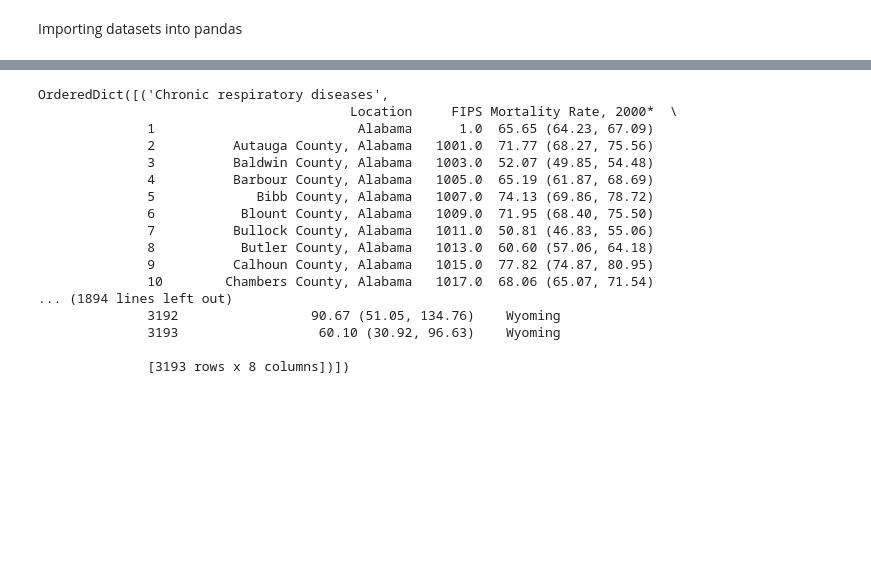
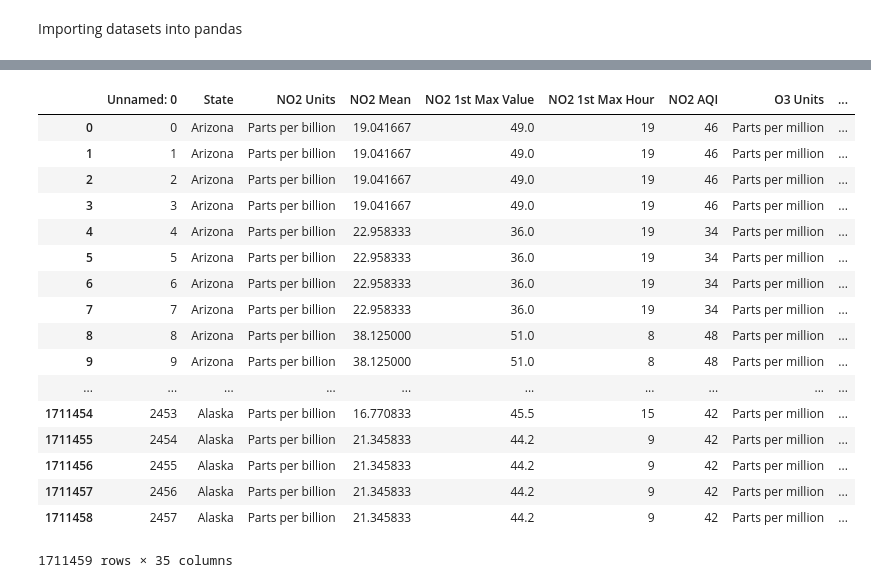
Before and after one commit to sangchoi93/US_Pollution, a Jupyter notebook: US_Pollution_Analysis.ipynb, the cells around one changed output, grey strips where cells are left out. Drawn from its saved outputs; the diff is of its cells as text; code cells hidden in the pictures; blank space fills up the shorter version.

```diff
--- a/US_Pollution_Analysis.ipynb
+++ b/US_Pollution_Analysis.ipynb
@@ -30,9 +30,19 @@ for x in list_sheet_names:
     df_resp_disease[x].drop(['Mortality Rate, 1980*', 'Mortality Rate, 1985*', 'Mortality Rate, 1990*', 'Mortality Rate, 1995*'],
                            inplace=True, errors='ignore', axis=1)
     df_resp_disease[x].dropna(inplace=True)
-    #Extracting state out of Location
-    df_resp_disease[x]['state'] = df_resp_disease[x]['Location']\
-    .apply(lambda x: x.split(',')[1].strip() if len(x.split(',')) > 1 else x.strip())
+    #dropping county data, state mortality rate is average of all counties
+    df_resp_disease[x].drop(df_resp_disease[x][df_resp_disease[x].FIPS>57].index, inplace=True)
+#     #Extracting state out of Location
+#     df_resp_disease[x]['state'] = df_resp_disease[x]['Location']\
+#     .apply(lambda x: x.split(',')[1].strip() if len(x.split(',')) > 1 else x.strip())
+    df_resp_disease[x]['mortality_2000'] = df_resp_disease[x]['Mortality Rate, 2000*']\
+    .apply(lambda x: x.split(' ')[0].strip())
+    df_resp_disease[x]['mortality_2005'] = df_resp_disease[x]['Mortality Rate, 2005*']\
+    .apply(lambda x: x.split(' ')[0].strip())
+    df_resp_disease[x]['mortality_2010'] = df_resp_disease[x]['Mortality Rate, 2010*']\
+    .apply(lambda x: x.split(' ')[0].strip())
+    df_resp_disease[x]['mortality_2014'] = df_resp_disease[x]['Mortality Rate, 2014*']\
+    .apply(lambda x: x.split(' ')[0].strip())
 # %%
 #df_us_pollution does not have data for all counties, therefore need to do it based on state
 #need to aggregate by year in date local field to match with mortality data ([2000, 2005, 2010, 2014])
@@ -48,20 +75,21 @@ df_resp_disease[list_sheet_names[0]].groupby(['state'])
-# %%
-df_resp_disease
-# %% [output]
-OrderedDict([('Chronic respiratory diseases',
-                                        Location     FIPS Mortality Rate, 2000*  \
-              1                          Alabama      1.0  65.65 (64.23, 67.09)
-              2          Autauga County, Alabama   1001.0  71.77 (68.27, 75.56)
-              3          Baldwin County, Alabama   1003.0  52.07 (49.85, 54.48)
-              4          Barbour County, Alabama   1005.0  65.19 (61.87, 68.69)
-              5             Bibb County, Alabama   1007.0  74.13 (69.86, 78.72)
-              6           Blount County, Alabama   1009.0  71.95 (68.40, 75.50)
-              7          Bullock County, Alabama   1011.0  50.81 (46.83, 55.06)
-              8           Butler County, Alabama   1013.0  60.60 (57.06, 64.18)
-              9          Calhoun County, Alabama   1015.0  77.82 (74.87, 80.95)
-              10        Chambers County, Alabama   1017.0  68.06 (65.07, 71.54)
-... (1894 lines left out)
-              3192                 90.67 (51.05, 134.76)    Wyoming
-              3193                  60.10 (30.92, 96.63)    Wyoming
-
-              [3193 rows x 8 columns])])
+# %%
+df_us_pollution.merge(df_resp_disease[list_sheet_names[8]], left_on='State', right_on='Location')
+# %% [output]
+|  | Unnamed: 0 | State | NO2 Units | NO2 Mean | NO2 1st Max Value | NO2 1st Max Hour | NO2 AQI | O3 Units | ... |
+| 0 | 0 | Arizona | Parts per billion | 19.041667 | 49.0 | 19 | 46 | Parts per million | ... |
+| 1 | 1 | Arizona | Parts per billion | 19.041667 | 49.0 | 19 | 46 | Parts per million | ... |
+| 2 | 2 | Arizona | Parts per billion | 19.041667 | 49.0 | 19 | 46 | Parts per million | ... |
+| 3 | 3 | Arizona | Parts per billion | 19.041667 | 49.0 | 19 | 46 | Parts per million | ... |
+| 4 | 4 | Arizona | Parts per billion | 22.958333 | 36.0 | 19 | 34 | Parts per million | ... |
+| 5 | 5 | Arizona | Parts per billion | 22.958333 | 36.0 | 19 | 34 | Parts per million | ... |
+| 6 | 6 | Arizona | Parts per billion | 22.958333 | 36.0 | 19 | 34 | Parts per million | ... |
+| 7 | 7 | Arizona | Parts per billion | 22.958333 | 36.0 | 19 | 34 | Parts per million | ... |
+| 8 | 8 | Arizona | Parts per billion | 38.125000 | 51.0 | 8 | 48 | Parts per million | ... |
+| 9 | 9 | Arizona | Parts per billion | 38.125000 | 51.0 | 8 | 48 | Parts per million | ... |
+| ... | ... | ... | ... | ... | ... | ... | ... | ... | ... |
+| 1711454 | 2453 | Alaska | Parts per billion | 16.770833 | 45.5 | 15 | 42 | Parts per million | ... |
+| 1711455 | 2454 | Alaska | Parts per billion | 21.345833 | 44.2 | 9 | 42 | Parts per million | ... |
+| 1711456 | 2455 | Alaska | Parts per billion | 21.345833 | 44.2 | 9 | 42 | Parts per million | ... |
+| 1711457 | 2456 | Alaska | Parts per billion | 21.345833 | 44.2 | 9 | 42 | Parts per million | ... |
+| 1711458 | 2457 | Alaska | Parts per billion | 21.345833 | 44.2 | 9 | 42 | Parts per million | ... |
+1711459 rows × 35 columns
```
Also changed, not shown: parts of 3 cells of this notebook.
